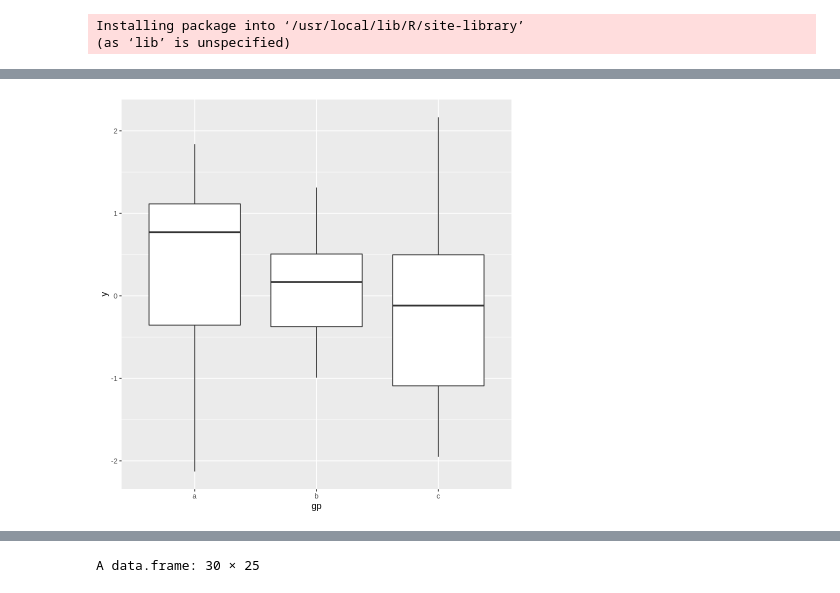
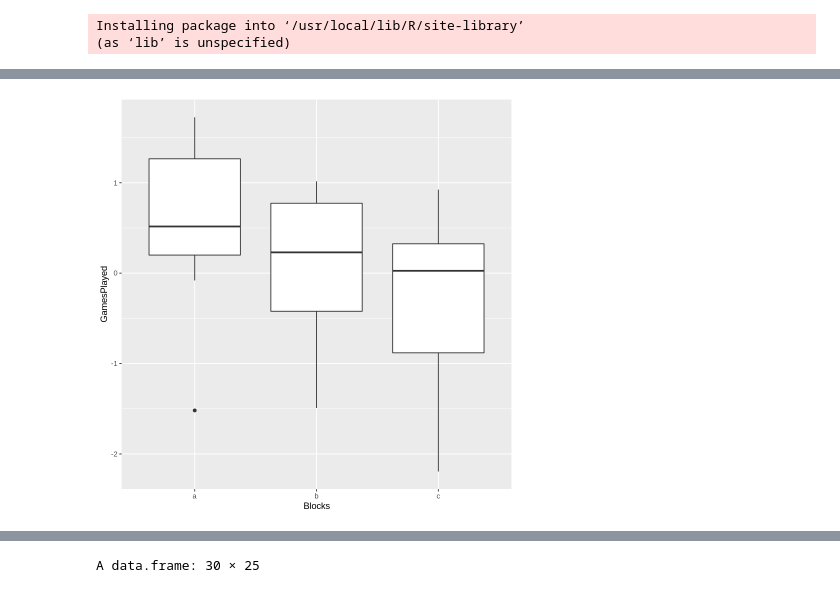
Before and after one commit to YueCyuan/big-data, a Jupyter notebook: 期中.ipynb, the cells around one changed output, grey strips where cells are left out. Drawn from its saved outputs; the diff is of its cells as text; code cells hidden in the pictures.

```diff
--- a/期中.ipynb
+++ b/期中.ipynb
@@ -35,0 +45,4 @@ ggplot(df, aes(x = z, y = y)) +geom_line()+facet_grid(gp~.)
+# %%
+df<-data.frame(	Blocks=factor(rep(letters[1:3], each = 10)),GamesPlayed = rnorm(30))
+ggplot(df , aes(x= 	Blocks, y= GamesPlayed))+geom_point()
+#x=Block y=GamesPlayed
@@ -36,5 +51,5 @@ ggplot(df, aes(x = z, y = y)) +geom_line()+facet_grid(gp~.)
 # %%
-#盒狀圖
-ggplot(df, aes(x = gp, y = y)) +geom_boxplot()
+ggplot(df, aes(x = 	Blocks, y = GamesPlayed)) +geom_boxplot()
+#x=Block y=GamesPlayed
 # %% [output]
-[figure, old version]
+[figure, new version]
```
Also changed, not shown: parts of 8 cells of this notebook.
